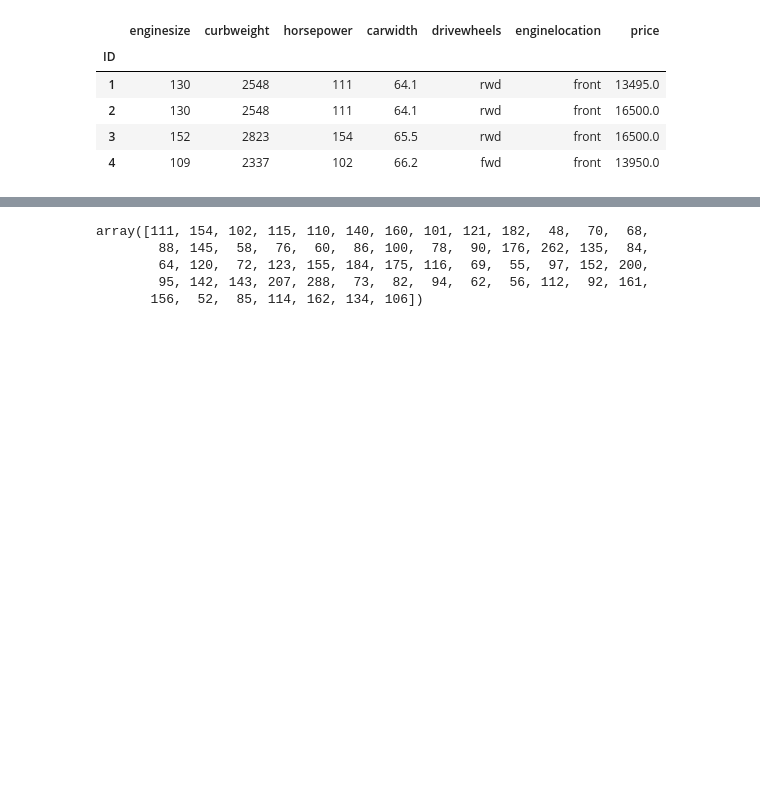
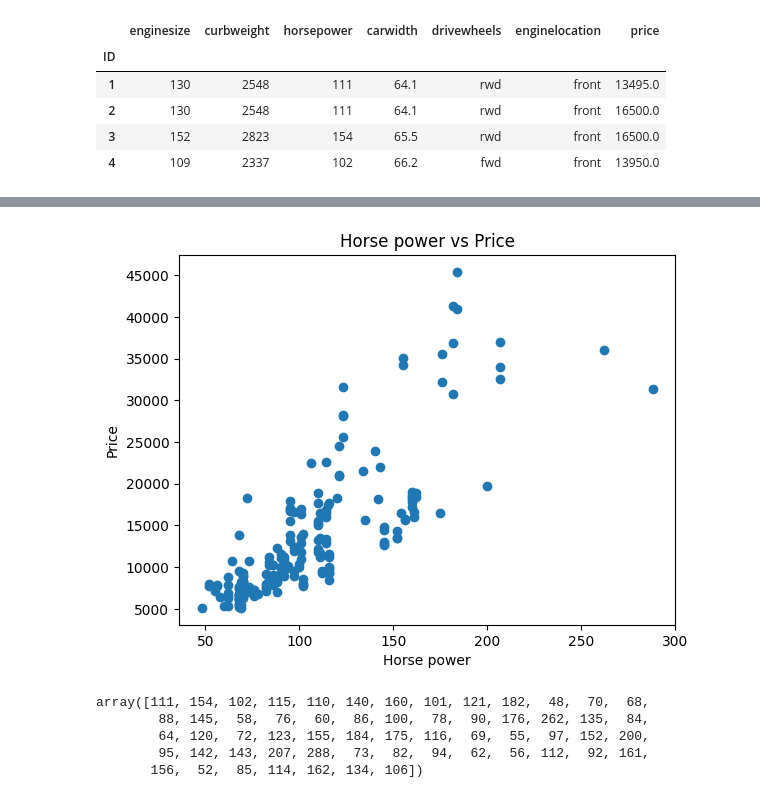
Before and after one commit to abdullaabdukulov/GM-Auto-cost, a Jupyter notebook: analys.ipynb, the cells around one changed output, grey strips where cells are left out. Saved outputs shown, nothing was run; the diff lists cells and outputs as text; code cells hidden in the pictures; blank space fills up the shorter version.

```diff
--- a/analys.ipynb
+++ b/analys.ipynb
@@ -103,3 +112,11 @@ df.head(4)
+# %%
+plt.title("Horse power vs Price")
+plt.xlabel("Horse power")
+plt.ylabel("Price")
+plt.scatter(df.horsepower,df.price)
+plt.show()
+# %% [output]
+[figure, added]
 # %%
 df['horsepower'].unique()
 # %% [output]
```
Also changed, not shown: parts of 5 cells of this notebook.
